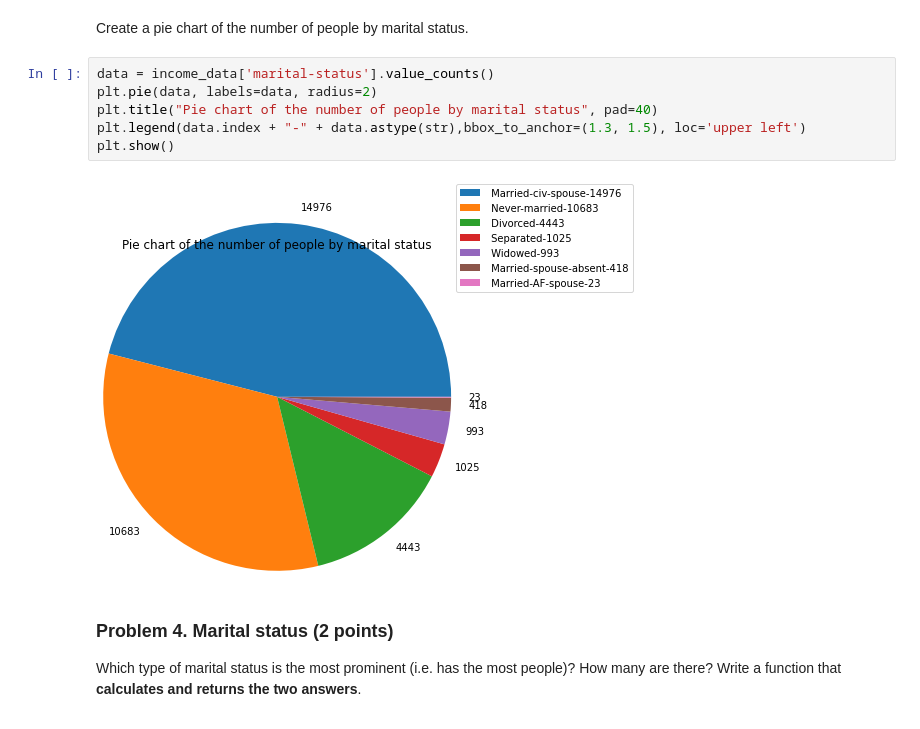
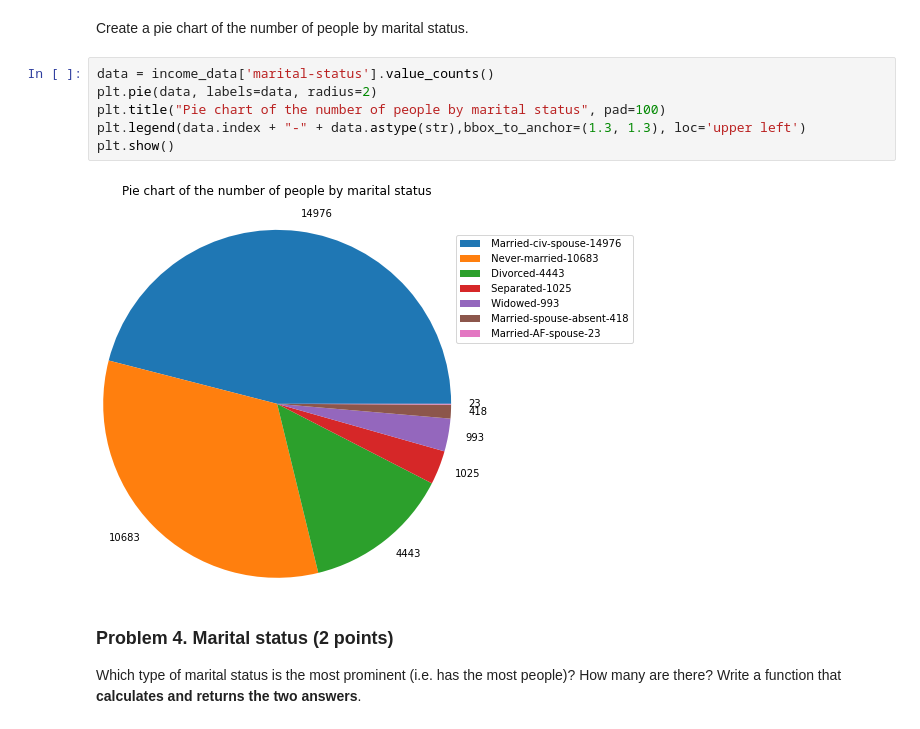
Before and after one commit to bahbo/SoftUni_Data_Scinece, a Jupyter notebook: 03. Data-Visualization-Exploratory-Data-Analysis-Lab/Data Visualization and EDA Lab.ipynb, the cells around one changed output. Cells and saved outputs as stored; diff of their text form.

Commit message:
fixed pie chart

```diff
--- a/03. Data-Visualization-Exploratory-Data-Analysis-Lab/Data Visualization and EDA Lab.ipynb
+++ b/03. Data-Visualization-Exploratory-Data-Analysis-Lab/Data Visualization and EDA Lab.ipynb
@@ -64,11 +64,11 @@ Create a pie chart of the number of people by marital status.
 # %%
 data = income_data['marital-status'].value_counts()
 plt.pie(data, labels=data, radius=2)
-plt.title("Pie chart of the number of people by marital status", pad=40)
-plt.legend(data.index + "-" + data.astype(str),bbox_to_anchor=(1.3, 1.5), loc='upper left')
+plt.title("Pie chart of the number of people by marital status", pad=100)
+plt.legend(data.index + "-" + data.astype(str),bbox_to_anchor=(1.3, 1.3), loc='upper left')
 plt.show()
 # %% [output]
-[figure, old version]
+[figure, new version]
 # %% [markdown]
 ### Problem 4. Marital status (2 points)
 Which type of marital status is the most prominent (i.e. has the most people)? How many are there? Write a function that **calculates and returns the two answers**.
```
